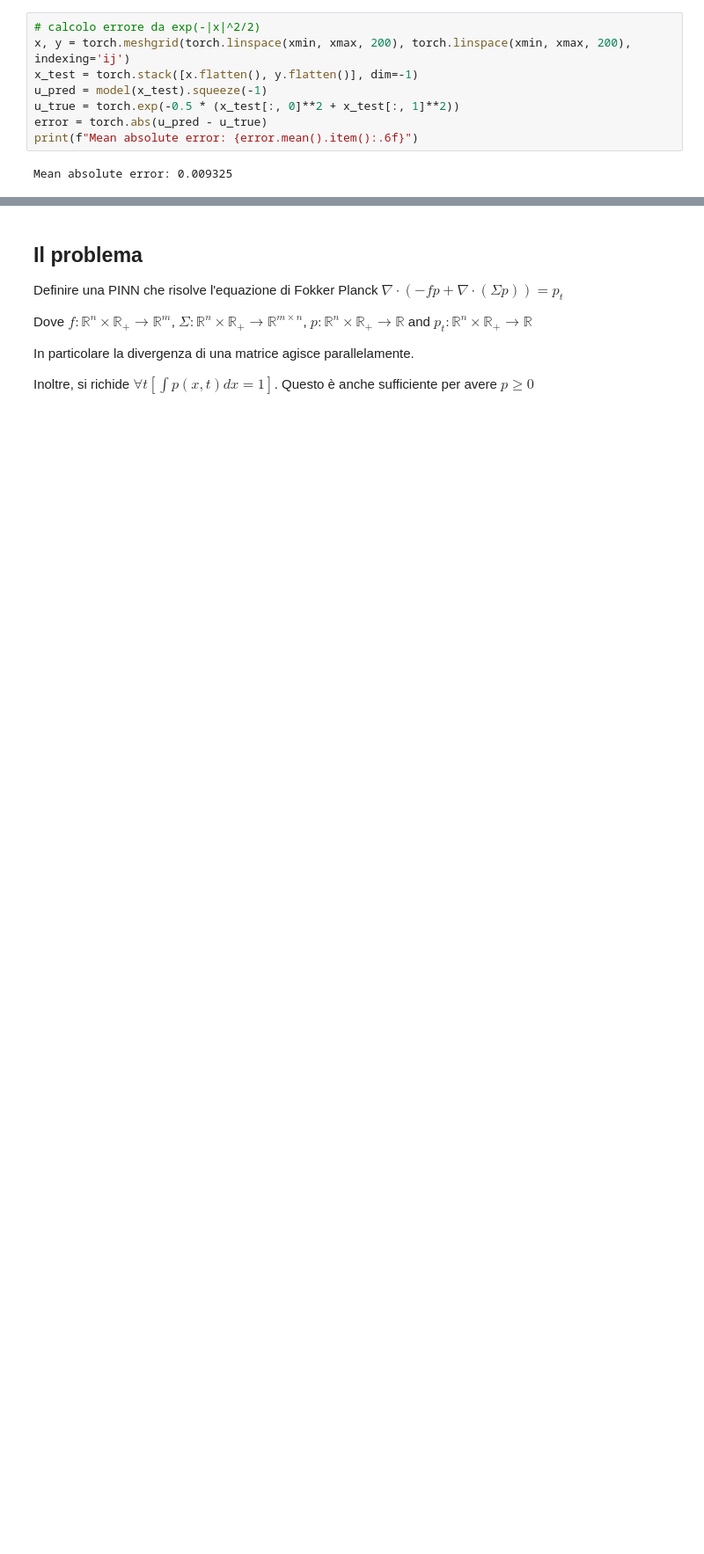
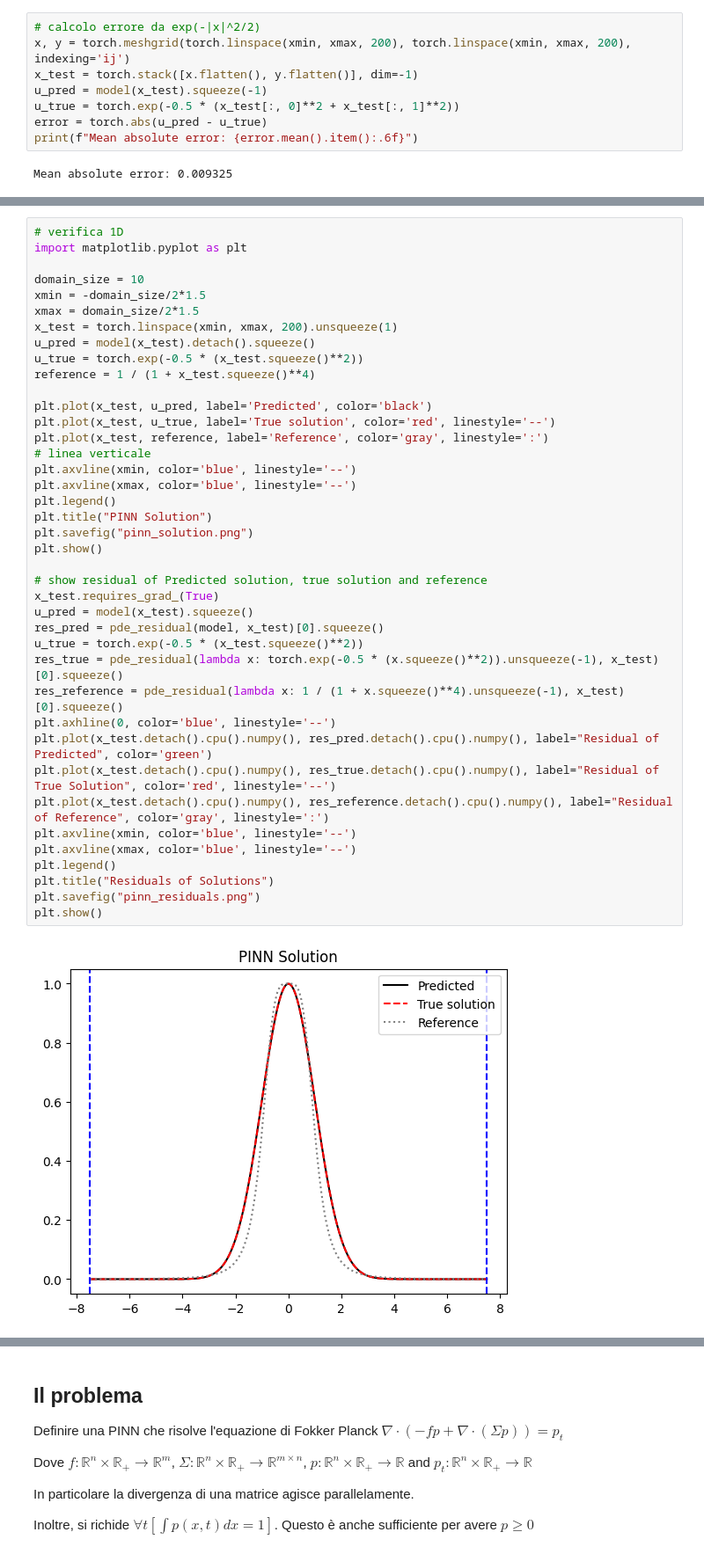
Before and after one commit to unimore-PhD-StefanoMagriniAlunno/PhD_Laboratory, a Jupyter notebook: notebooks/report1_renew.ipynb, the cells around one changed output, grey strips where cells are left out. Shown at 88% size. Drawn from its saved outputs; the diff is of its cells as text; blank space fills up the shorter version.

```diff
--- a/notebooks/report1_renew.ipynb
+++ b/notebooks/report1_renew.ipynb
@@ -656,0 +918,42 @@ Mean absolute error: 0.009325
+# %%
+# verifica 1D
+import matplotlib.pyplot as plt
+
+domain_size = 10
+xmin = -domain_size/2*1.5
+xmax = domain_size/2*1.5
+x_test = torch.linspace(xmin, xmax, 200).unsqueeze(1)
+u_pred = model(x_test).detach().squeeze()
+u_true = torch.exp(-0.5 * (x_test.squeeze()**2))
+reference = 1 / (1 + x_test.squeeze()**4)
+
+plt.plot(x_test, u_pred, label='Predicted', color='black')
+plt.plot(x_test, u_true, label='True solution', color='red', linestyle='--')
+plt.plot(x_test, reference, label='Reference', color='gray', linestyle=':')
+# linea verticale
+plt.axvline(xmin, color='blue', linestyle='--')
+plt.axvline(xmax, color='blue', linestyle='--')
+plt.legend()
+plt.title("PINN Solution")
+plt.savefig("pinn_solution.png")
+plt.show()
+
+# show residual of Predicted solution, true solution and reference
+x_test.requires_grad_(True)
+u_pred = model(x_test).squeeze()
+res_pred = pde_residual(model, x_test)[0].squeeze()
+u_true = torch.exp(-0.5 * (x_test.squeeze()**2))
+res_true = pde_residual(lambda x: torch.exp(-0.5 * (x.squeeze()**2)).unsqueeze(-1), x_test)[0].squeeze()
+res_reference = pde_residual(lambda x: 1 / (1 + x.squeeze()**4).unsqueeze(-1), x_test)[0].squeeze()
+plt.axhline(0, color='blue', linestyle='--')
+plt.plot(x_test.detach().cpu().numpy(), res_pred.detach().cpu().numpy(), label="Residual of Predicted", color='green')
+plt.plot(x_test.detach().cpu().numpy(), res_true.detach().cpu().numpy(), label="Residual of True Solution", color='red', linestyle='--')
+plt.plot(x_test.detach().cpu().numpy(), res_reference.detach().cpu().numpy(), label="Residual of Reference", color='gray', linestyle=':')
+plt.axvline(xmin, color='blue', linestyle='--')
+plt.axvline(xmax, color='blue', linestyle='--')
+plt.legend()
+plt.title("Residuals of Solutions")
+plt.savefig("pinn_residuals.png")
+plt.show()
+# %% [output]
+[figure, added]
```
Also changed, not shown: parts of 17 cells of this notebook, 3 other files.
